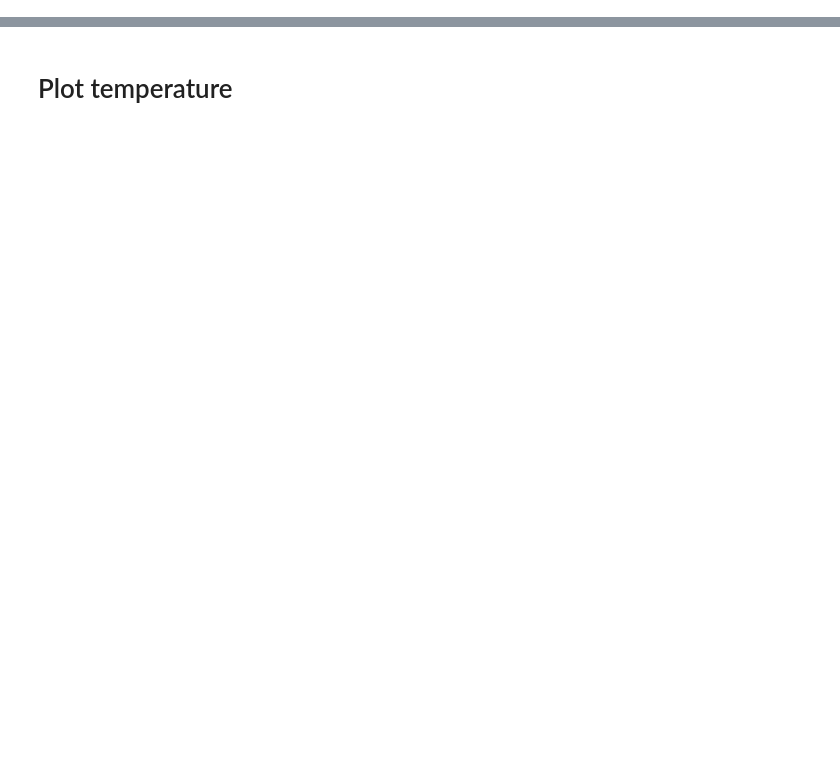
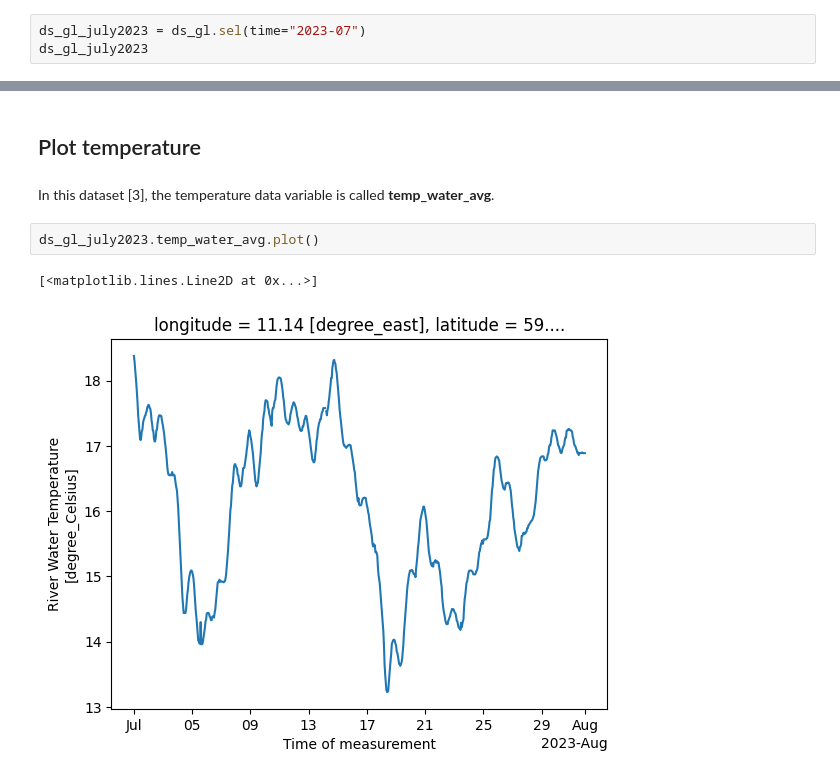
Before and after one commit to NIVANorge/niva-aquainfra, a Jupyter notebook: code/aquainfra_presentation.ipynb, the cells around one changed output, grey strips where cells are left out. Drawn from its saved outputs; the diff is of its cells as text; blank space fills up the shorter version.

```diff
--- a/code/aquainfra_presentation.ipynb
+++ b/code/aquainfra_presentation.ipynb
@@ -31,0 +23,3 @@ Data variables:
+# %%
+ds_gl_july2023 = ds_gl.sel(time="2023-07")
+ds_gl_july2023
@@ -32,2 +44,9 @@ Data variables:
 # %% [markdown]
-# Plot temperature
+## Plot temperature
+# %% [markdown]
+In this dataset [3], the temperature data variable is called __temp_water_avg__.
+# %%
+ds_gl_july2023.temp_water_avg.plot()
+# %% [output]
+[<matplotlib.lines.Line2D at 0x...>]
+[figure, added]
```
Also changed, not shown: parts of 20 cells of this notebook.
